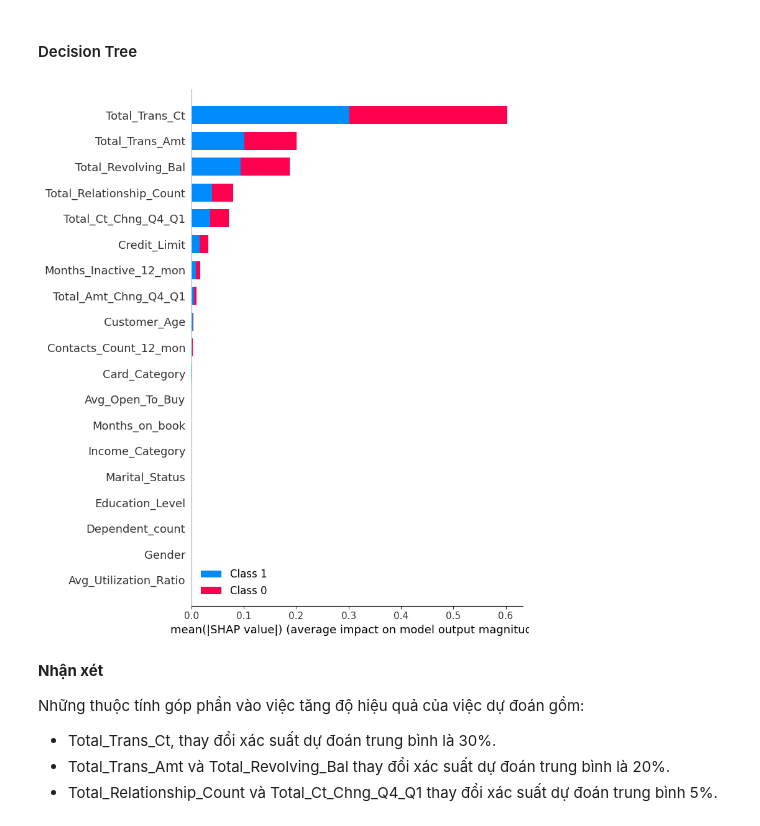
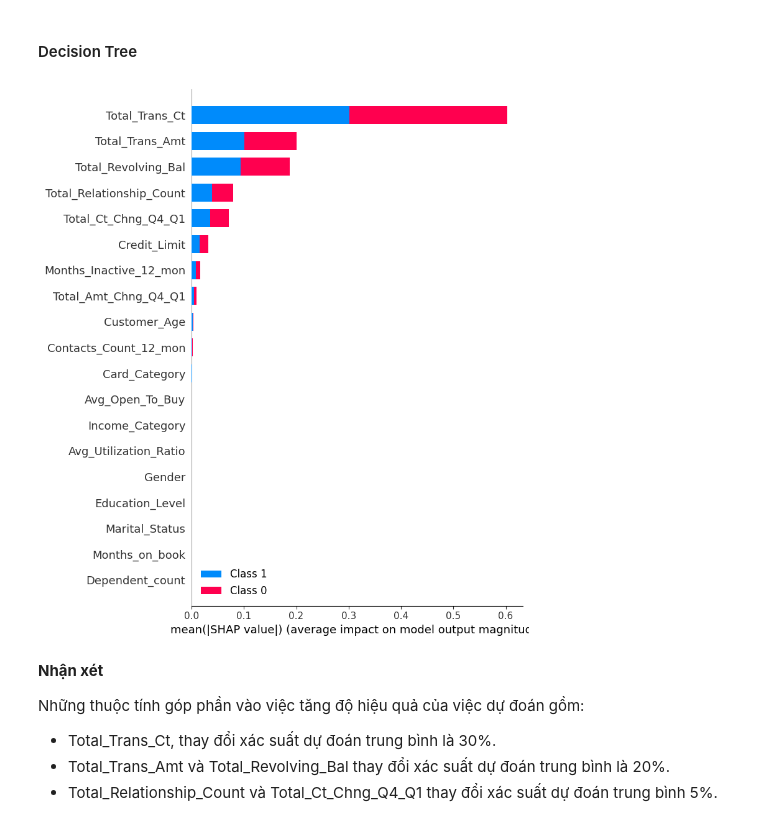
Before and after one commit to only2307/KHDLUD-Data, a Jupyter notebook: Feature_Extraction.ipynb, the cells around one changed output. Saved outputs shown, nothing was run; the diff lists cells and outputs as text; code cells hidden in the pictures.

```diff
--- a/Feature_Extraction.ipynb
+++ b/Feature_Extraction.ipynb
@@ -122,7 +122,7 @@ raw_y = raw_data[target]
 #### Decision Tree
 # %%
 tree = DecisionTreeClassifier(max_depth=5,class_weight="balanced")
-tree.fit(X,y)
+tree.fit(X1,y1)
 # %% [output]
 DecisionTreeClassifier(class_weight='balanced', max_depth=5)
 # %%
@@ -164,7 +164,7 @@ n features in:  19
 '''
 forest = RandomForestClassifier(n_jobs=-1, class_weight='balanced', max_depth=5)
 
-forest.fit(X,y)
+forest.fit(X1,y1)
 # %% [output]
 RandomForestClassifier(class_weight='balanced', max_depth=5, n_jobs=-1)
 # %%
@@ -327,12 +341,12 @@ Feature: Total_Ct_Chng_Q4_Q1       Rank: 1,  Keep: True
 # %%
 tree_explainer = shap.TreeExplainer(tree)
 # %%
-tree_shap_values = tree_explainer.shap_values(X)
+tree_shap_values = tree_explainer.shap_values(X1)
 # %%
 # summarize the effects of all the features
-shap.summary_plot(tree_shap_values, X)
+shap.summary_plot(tree_shap_values, X1)
 # %% [output]
-[figure, old version]
+[figure, new version]
 # %% [markdown]
 **Nhận xét**
 
```
Also changed, not shown: parts of 23 cells of this notebook.
